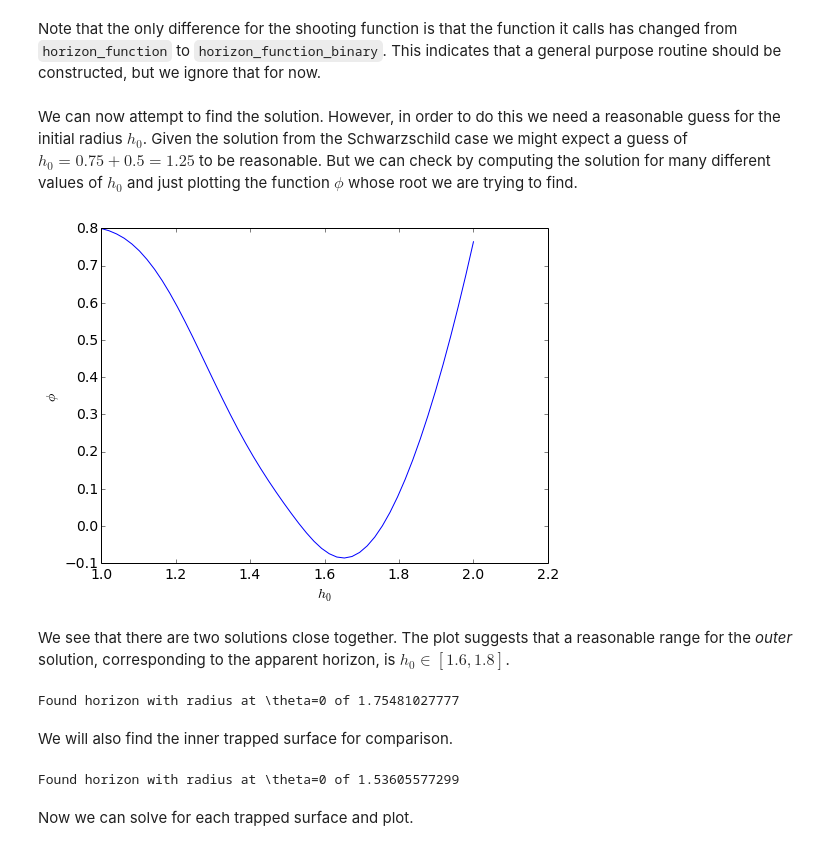
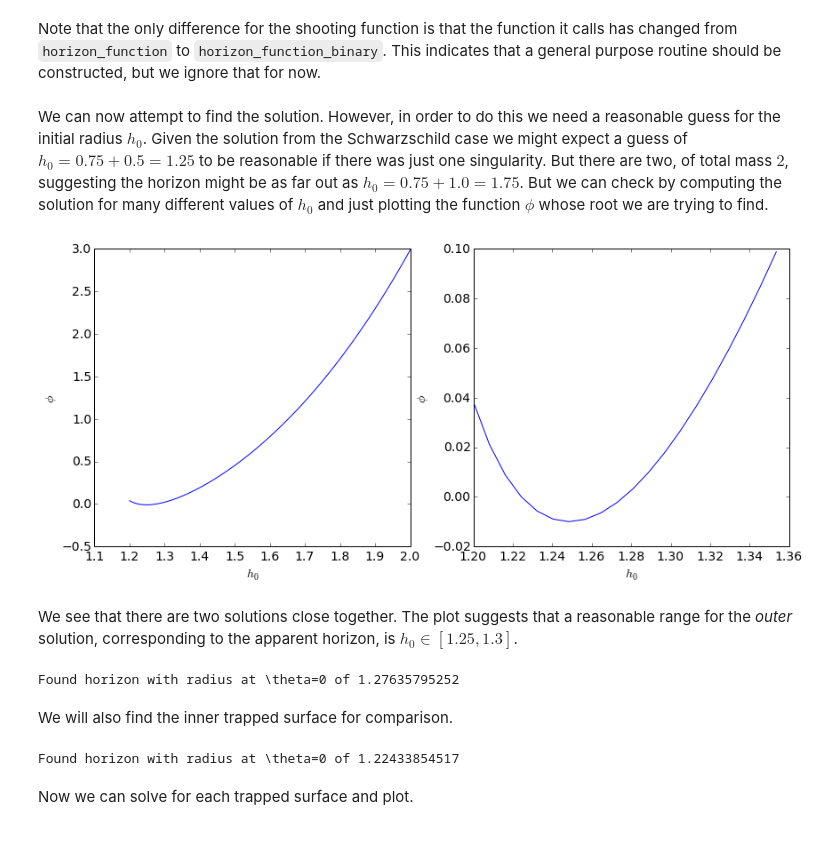
Before and after one commit to IanHawke/findhorizon, a Jupyter notebook: Numerical Methods.ipynb, the cells around one changed output. Cells and saved outputs as stored; diff of their text form; code cells hidden in the pictures.

Commit message:
Correct a typo in the notebook (wrong sign giving wrong horizon radius) and include the trick for getting the critical separation.

```diff
--- a/Numerical Methods.ipynb
+++ b/Numerical Methods.ipynb
@@ -200,7 +200,6 @@ def horizon_function_binary(H, theta):
     z_i = [-0.75, 0.75]
 
     distance_i = np.zeros_like(z_i)
-    z0_minus_zi = np.zeros_like(z_i)
     for i in range(len(z_i)):
         distance_i[i] = np.sqrt((h*np.sin(theta))**2 + (h*np.cos(theta) - z_i[i])**2)
 
@@ -209,8 +208,8 @@ def horizon_function_binary(H, theta):
     dpsi_dtheta = 0.0
     for i in range(len(m_i)):
         psi += 0.5*m_i[i]/distance_i[i]
-        dpsi_dr -= 0.5*m_i[i]*(h+z0_minus_zi[i]*np.cos(theta))/distance_i[i] ** 3
-        dpsi_dtheta += 0.5*m_i[i]*h*z0_minus_zi[i]*np.sin(theta)/distance_i[i] ** 3
+        dpsi_dr -= 0.5*m_i[i]*(h-z_i[i]*np.cos(theta))/distance_i[i] ** 3
+        dpsi_dtheta -= 0.5*m_i[i]*h*z_i[i]*np.sin(theta)/distance_i[i] ** 3
 
     C2 = 1.0 / (1.0 + (dh / h)**2)
     # Impose that the term involving cot(theta) vanishes on axis.
@@ -232,39 +231,43 @@ def shooting_function_binary(h0):
 
     theta = [0.0, np.pi / 2.0]
     H0 = [h0, 0.0]
-    H = odeint(horizon_function_binary, H0, theta, atol = 1.0e-6, rtol = 1.0e-4)
+    H = odeint(horizon_function_binary, H0, theta, atol = 1.0e-8, rtol = 1.0e-6)
 
     # Return dh/dtheta at pi / 2.
     return H[-1, 1]
 # %% [markdown]
-We can now attempt to find the solution. However, in order to do this we need a reasonable guess for the initial radius $h_0$. Given the solution from the Schwarzschild case we might expect a guess of $h_0 = 0.75 + 0.5 = 1.25$ to be reasonable. But we can check by computing the solution for many different values of $h_0$ and just plotting the function $\phi$ whose root we are trying to find.
+We can now attempt to find the solution. However, in order to do this we need a reasonable guess for the initial radius $h_0$. Given the solution from the Schwarzschild case we might expect a guess of $h_0 = 0.75 + 0.5 = 1.25$ to be reasonable if there was just one singularity. But there are two, of total mass $2$, suggesting the horizon might be as far out as $h_0 = 0.75 + 1.0 = 1.75$. But we can check by computing the solution for many different values of $h_0$ and just plotting the function $\phi$ whose root we are trying to find.
 # %%
-h0_range = np.linspace(1.0, 2.0)
+h0_range = np.linspace(1.2, 2.0, 100)
 phi_range = np.zeros_like(h0_range)
 for i in range(len(h0_range)):
     phi_range[i] = shooting_function_binary(h0_range[i])
-fig = plt.figure(figsize=(8,6))
-ax = fig.add_subplot(111)
+fig = plt.figure(figsize=(14,6))
+ax = fig.add_subplot(121)
 ax.plot(h0_range, phi_range)
 ax.set_xlabel("$h_0$")
 ax.set_ylabel("$\phi$")
+ax = fig.add_subplot(122)
+ax.plot(h0_range[:20], phi_range[:20])
+ax.set_xlabel("$h_0$")
+ax.set_ylabel("$\phi$")
 plt.show()
 # %% [output]
-[figure, old version]
+[figure, new version]
 # %% [markdown]
-We see that there are two solutions close together. The plot suggests that a reasonable range for the *outer* solution, corresponding to the apparent horizon, is $h_0 \in [1.6, 1.8]$.
+We see that there are two solutions close together. The plot suggests that a reasonable range for the *outer* solution, corresponding to the apparent horizon, is $h_0 \in [1.25, 1.3]$.
 # %%
-h0_binary_outer = brentq(shooting_function_binary, 1.6, 1.8)
+h0_binary_outer = brentq(shooting_function_binary, 1.25, 1.3)
 print(r"Found horizon with radius at \theta=0 of {}".format(h0_binary_outer))
 # %% [output]
-Found horizon with radius at \theta=0 of 1.75481027777
+Found horizon with radius at \theta=0 of 1.27635795252
 # %% [markdown]
 We will also find the inner trapped surface for comparison.
 # %%
-h0_binary_inner = brentq(shooting_function_binary, 1.4, 1.6)
+h0_binary_inner = brentq(shooting_function_binary, 1.2, 1.25)
 print(r"Found horizon with radius at \theta=0 of {}".format(h0_binary_inner))
 # %% [output]
-Found horizon with radius at \theta=0 of 1.53605577299
+Found horizon with radius at \theta=0 of 1.22433854517
 # %% [markdown]
 Now we can solve for each trapped surface and plot.
 # %%
```
Also changed, not shown: parts of 19 cells of this notebook.
